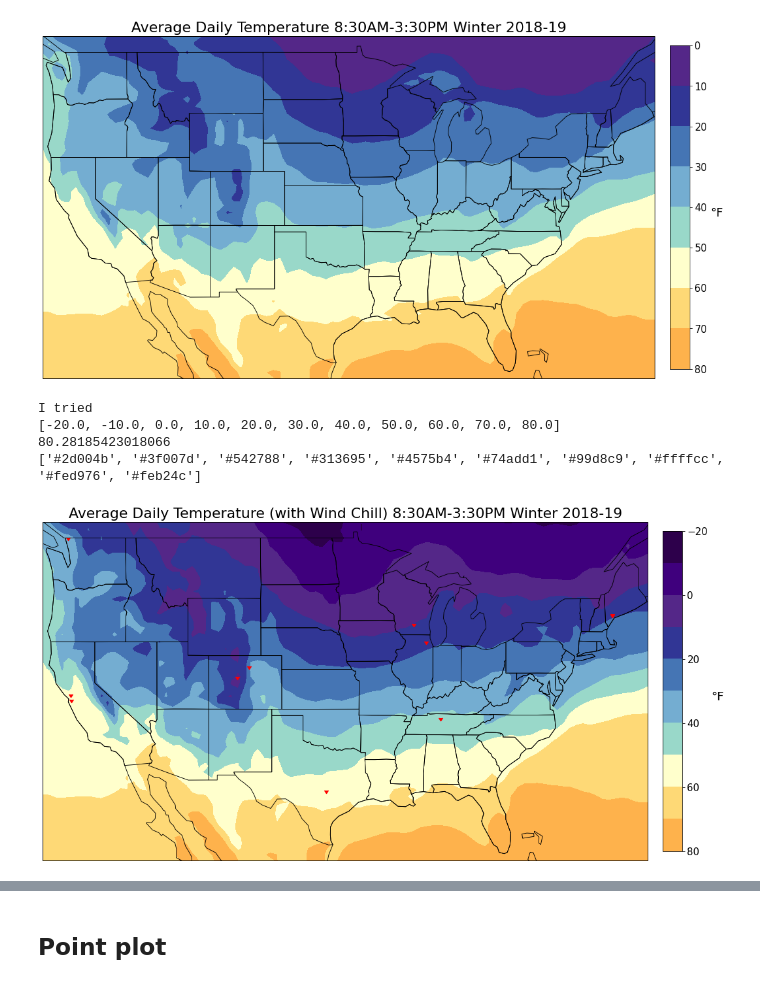
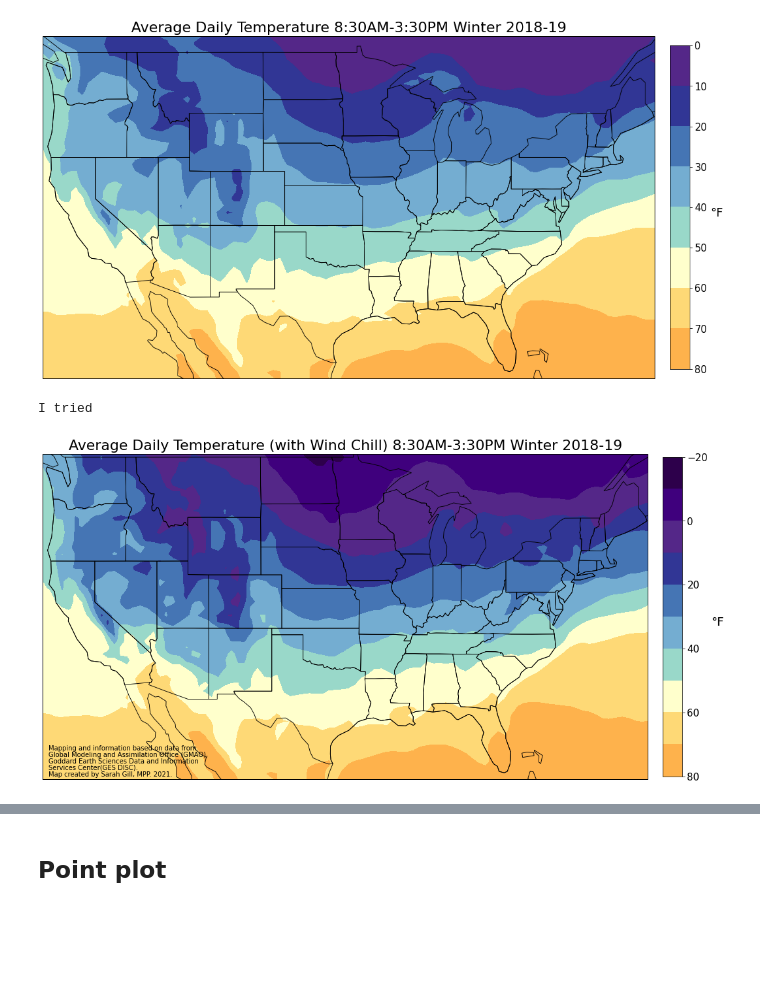
Before and after one commit to Harris-2020-Grad-Side-Projects/US-schoolday-temperatures, a Jupyter notebook: build/map_temperature.ipynb, the cells around one changed output, grey strips where cells are left out. Saved outputs shown, nothing was run; the diff lists cells and outputs as text; code cells hidden in the pictures; blank space fills up the shorter version.

Commit message:
Update map_temperature.ipynb
add annotation for map citation, need to revisit to clean up the code (works but is messy)

```diff
--- a/build/map_temperature.ipynb
+++ b/build/map_temperature.ipynb
@@ -104,7 +96,7 @@ pilot_df = pd.read_csv(os.path.join(data_folder, 'pilot_schools.csv'))
 def contouform_map(df, values, title, date, colors,
                    show_pilot_schools = False, pilot_df = None,
                    marker_color = 'red', replace_duplicate_high = False,
-                  remove_duplicate_high = False):
+                  remove_duplicate_high = False, add_citation = False, citation_text = ''):
     '''values: the column name to use for temperature values
         title: what is in that column (for the plot title)
         date: month and year of the data (for the plot title)
@@ -124,7 +116,7 @@ def contouform_map(df, values, title, date, colors,
     ax = plt.axes(projection=ccrs.Mercator())
 
     # set map extent -not needed
-    #extent = (X.min(), X.max(), Y.min(), Y.max()-4) # -4.5 for summmer, the Y-max is greater than the data?! (does this mean there's a problem?)
+    #extent = (X.min(), X.max(), Y.min(), Y.max()-4.5) # -4.5 for summmer, the Y-max is greater than the data?! (does this mean there's a problem?)
     #ax.set_extent(extent)
 
     # add North America
@@ -160,12 +152,9 @@ def contouform_map(df, values, title, date, colors,
         if replace_duplicate_high:
             use_colors[-1] = '#b30000'
         elif remove_duplicate_high:
-            print('I tried')
             use_colors = use_colors[:-2]
             norms = norms[:-1]
-    print(norms)
-    print(df[values].max())
-    print(use_colors)
+
     cmap = ListedColormap(use_colors)
     norm = BoundaryNorm(norms, cmap.N)
 
@@ -182,6 +171,21 @@ def contouform_map(df, values, title, date, colors,
 
     plt.title('{} 8:30AM-3:30PM {}'.format(title, date), size=22)
 
+    # this is a crazy way to do this, but wrap isn't working
+    # add citation text to the bottom left
+    if add_citation:
+        plt.text(0.01, 0.09, 'Mapping and information based on data from',
+                 ha='left', wrap=True, transform=ax.transAxes)
+        plt.text(0.01, 0.07, 'Global Modeling and Assimilation Office (GMAO),',
+                 ha='left', wrap=True, transform=ax.transAxes)
+        plt.text(0.01, 0.05, 'Goddard Earth Sciences Data and Information',
+                 ha='left', wrap=True, transform=ax.transAxes)
+        plt.text(0.01, 0.03, 'Services Center(GES DISC).',
+                 ha='left', wrap=True, transform=ax.transAxes)
+        plt.text(0.01, 0.01, 'Map created by Sarah Gill, MPP. 2021.',
+                 ha='left', wrap=True, transform=ax.transAxes)
+        #https://stackoverflow.com/questions/43087087/matplotlib-set-the-limits-for-text-wrapping
+
     if show_pilot_schools:
         plt.scatter(pilot_df['lon'], pilot_df['lat'], marker = 7, color = marker_color, transform=ccrs.PlateCarree())
         plt.savefig('output/{} (F) 8:30AM-3:30PM {} with pilot schools'.format(title, date))
@@ -198,10 +212,8 @@ I tried
 [figure]
 # %%
 contouform_map(df, 'average_windchill', 'Average Daily Temperature (with Wind Chill)',
-               date, colors, show_pilot_schools = True, pilot_df = pilot_df, remove_duplicate_high = True)
+               date, colors,remove_duplicate_high = True,
+              add_citation = True)#, show_pilot_schools = True, pilot_df = pilot_df, )
 # %% [output]
 I tried
-[-20.0, -10.0, 0.0, 10.0, 20.0, 30.0, 40.0, 50.0, 60.0, 70.0, 80.0]
-80.28185423018066
-['#2d004b', '#3f007d', '#542788', '#313695', '#4575b4', '#74add1', '#99d8c9', '#ffffcc', '#fed976', '#feb24c']
-[figure, old version]
+[figure, new version]
```
Also changed, not shown: parts of 5 cells of this notebook.
